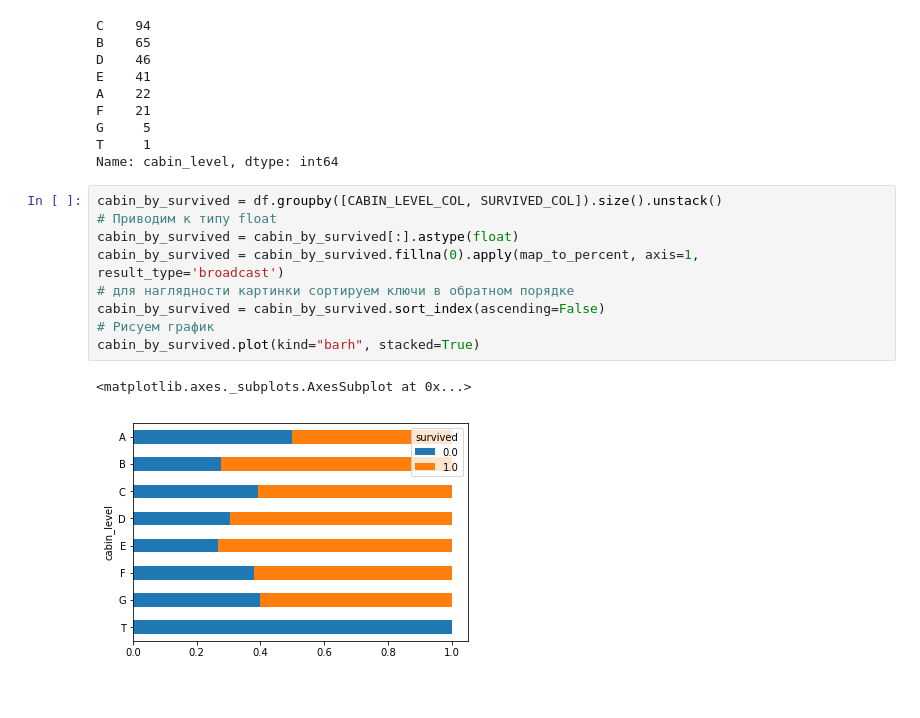
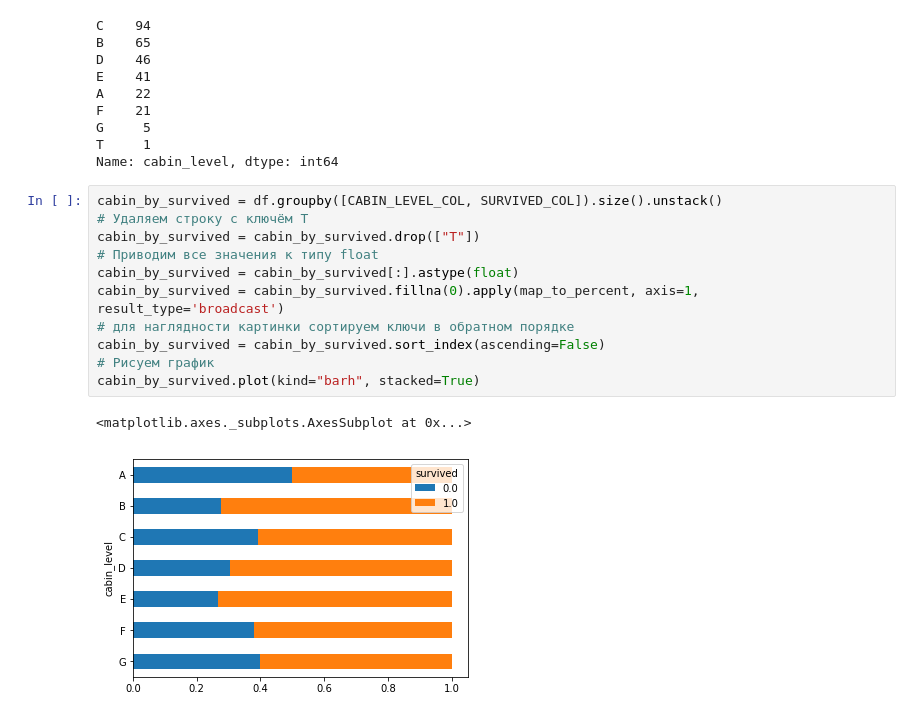
Before and after one commit to abaula/pandas_learn, a Jupyter notebook: titanic/titanic.ipynb, the cells around one changed output. Drawn from its saved outputs; the diff is of its cells as text.

```diff
--- a/titanic/titanic.ipynb
+++ b/titanic/titanic.ipynb
@@ -351,13 +351,15 @@ T     1
 Name: cabin_level, dtype: int64
 # %%
 cabin_by_survived = df.groupby([CABIN_LEVEL_COL, SURVIVED_COL]).size().unstack()
-# Приводим к типу float
+# Удаляем строку с ключём T
+cabin_by_survived = cabin_by_survived.drop(["T"])
+# Приводим все значения к типу float
 cabin_by_survived = cabin_by_survived[:].astype(float)
 cabin_by_survived = cabin_by_survived.fillna(0).apply(map_to_percent, axis=1, result_type='broadcast')
 # для наглядности картинки сортируем ключи в обратном порядке
 cabin_by_survived = cabin_by_survived.sort_index(ascending=False)
 # Рисуем график
 cabin_by_survived.plot(kind="barh", stacked=True)
 # %% [output]
 <matplotlib.axes._subplots.AxesSubplot at 0x...>
-[figure, old version]
+[figure, new version]
```
Also changed, not shown: parts of 2 cells of this notebook.
